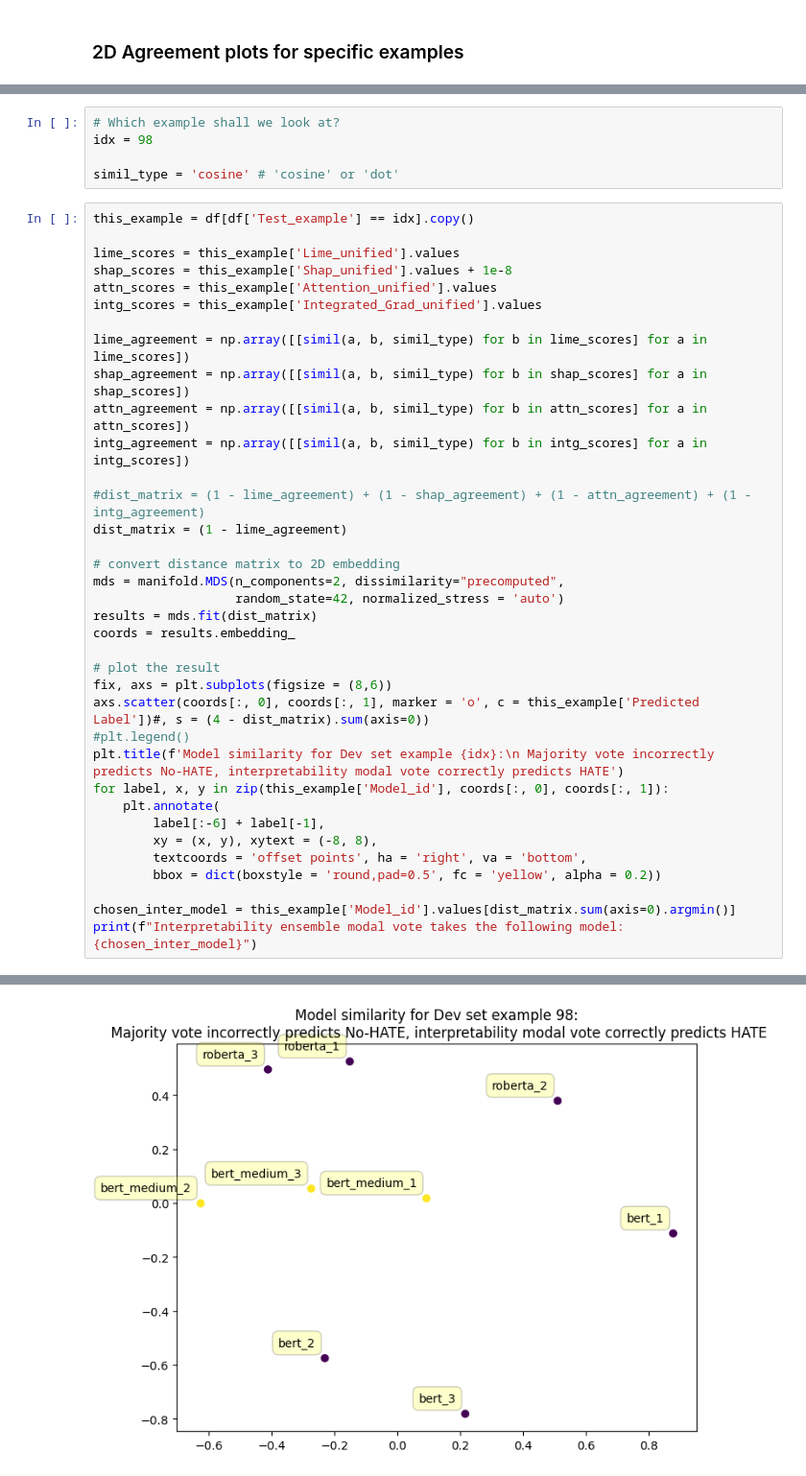
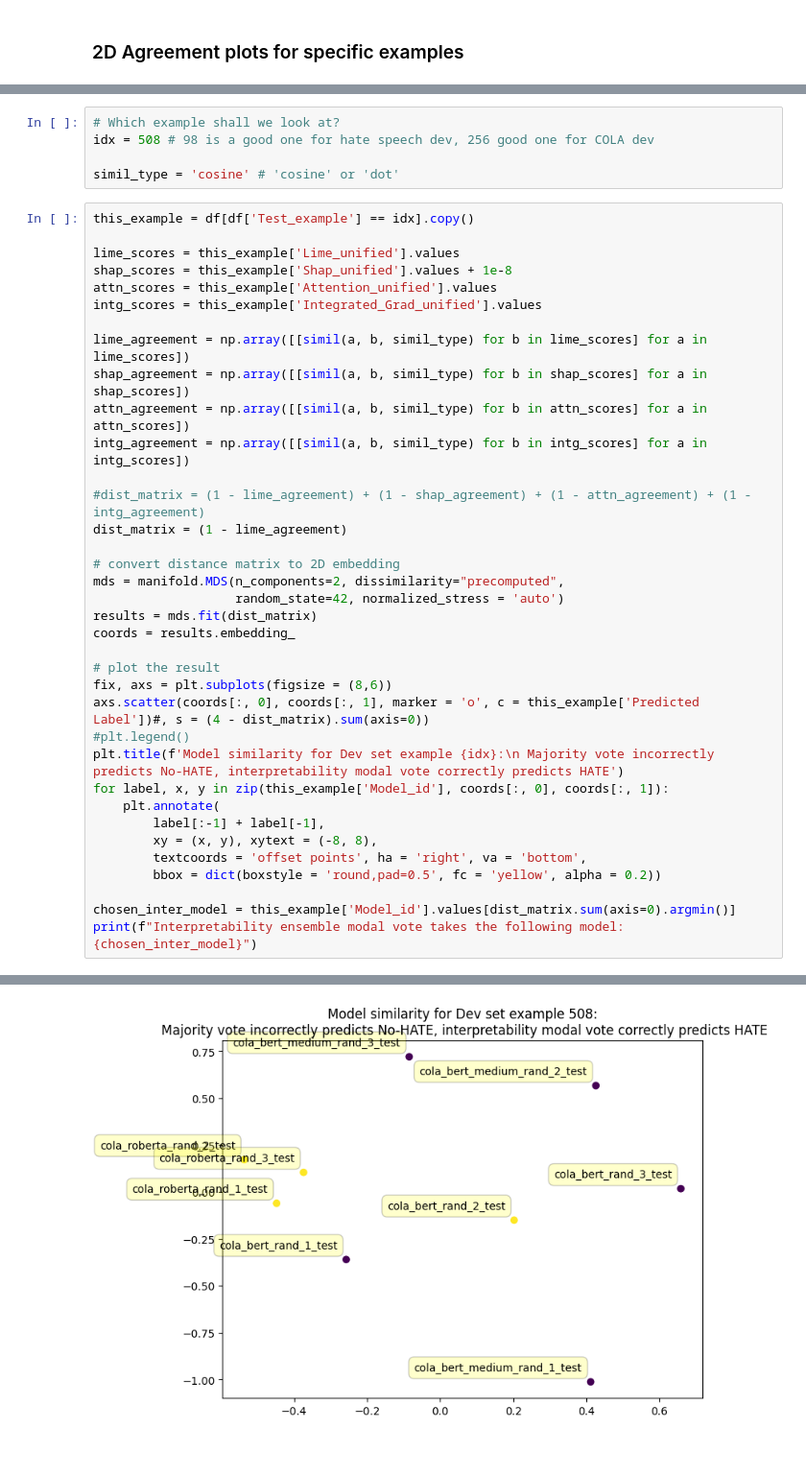
Before and after one commit to dolmas1/MLP_Group_Project, a Jupyter notebook: scripts/Evaluation_notebook.ipynb, the cells around one changed output, grey strips where cells are left out. Shown at 96% size. Drawn from its saved outputs; the diff is of its cells as text.

```diff
--- a/scripts/Evaluation_notebook.ipynb
+++ b/scripts/Evaluation_notebook.ipynb
@@ -156,6 +207,6 @@ np.where(((all_ensemble_preds['True Label'] == 1) & (all_ensemble_preds['Lime_ag
 # %%
 # Which example shall we look at?
-idx = 98
+idx = 508 # 98 is a good one for hate speech dev, 256 good one for COLA dev
 
 simil_type = 'cosine' # 'cosine' or 'dot'
 # %%
@@ -187,7 +238,7 @@ axs.scatter(coords[:, 0], coords[:, 1], marker = 'o', c = this_example['Predicte
 plt.title(f'Model similarity for Dev set example {idx}:\n Majority vote incorrectly predicts No-HATE, interpretability modal vote correctly predicts HATE')
 for label, x, y in zip(this_example['Model_id'], coords[:, 0], coords[:, 1]):
     plt.annotate(
-        label[:-6] + label[-1],
+        label[:-1] + label[-1],
         xy = (x, y), xytext = (-8, 8),
         textcoords = 'offset points', ha = 'right', va = 'bottom',
         bbox = dict(boxstyle = 'round,pad=0.5', fc = 'yellow', alpha = 0.2))
@@ -199,4 +250,4 @@ Interpretability ensemble modal vote takes the following model: bert_medium_rand
-[figure, old version]
+[figure, new version]
 # %%
 
 
```
Also changed, not shown: parts of 10 cells of this notebook, 3 other files.
